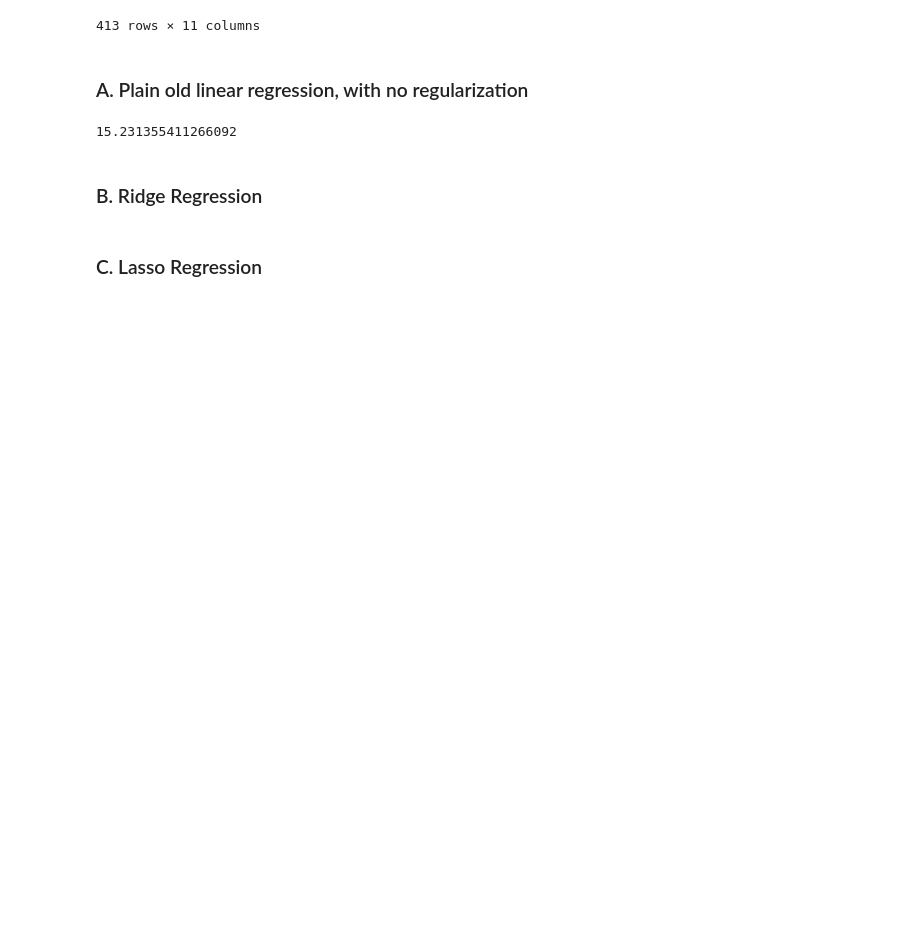
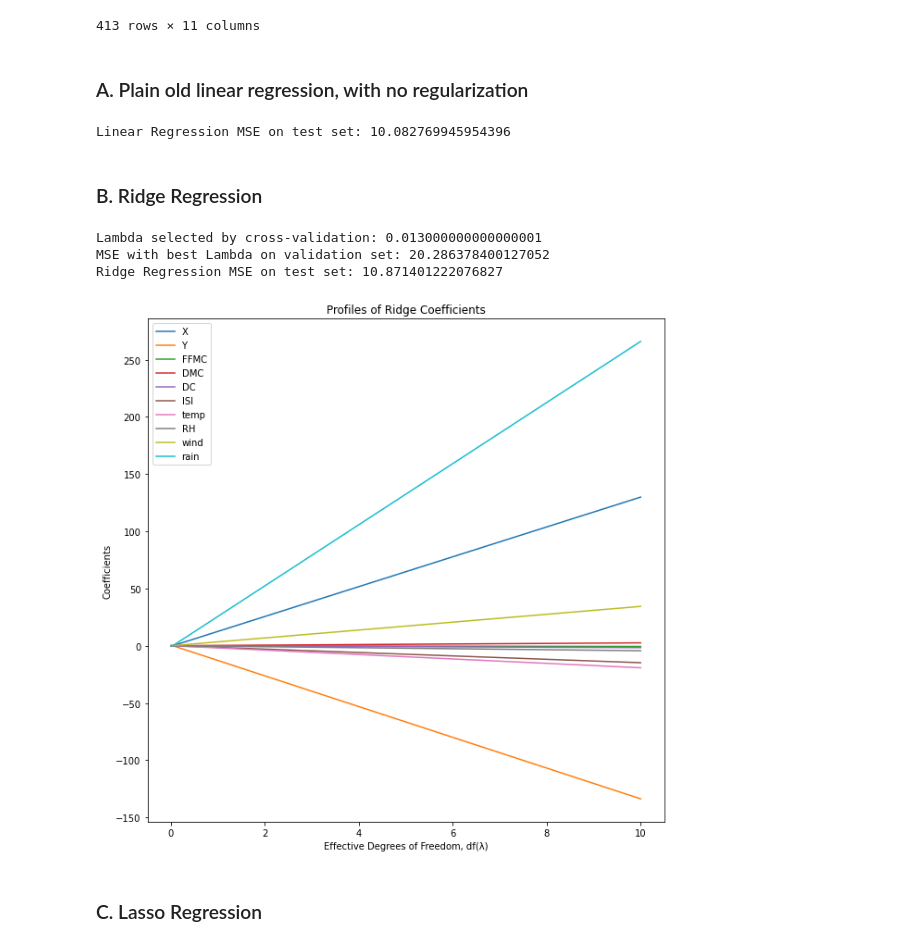
Before and after one commit to nsubbaian/FrequentistML, a Jupyter notebook: Project1/FMLAssignment_1.ipynb, the cells around one changed output. Saved outputs shown, nothing was run; the diff lists cells and outputs as text; code cells hidden in the pictures; blank space fills up the shorter version.

```diff
--- a/Project1/FMLAssignment_1.ipynb
+++ b/Project1/FMLAssignment_1.ipynb
@@ -47,7 +49,7 @@ Length of test: 52
 # %% [markdown]
 ### A. Plain old linear regression, with no regularization
 # %%
-linTrain_X, linTrain_Y = training.iloc[:, :10], np.log(training.iloc[:, 10]+.001)
+linTrain_X, linTrain_Y = training.iloc[:, :10], np.log(training.iloc[:, 10]+.01)
 linTest_X, linTest_Y = test.iloc[:, :10], np.log(test.iloc[:,10]+.01)
 
 #  Using eq 3.6 to find the betas
@@ -57,27 +59,73 @@ y_hat = linTest_X.dot(beta_hat)
 
 # mean squared error on the test dataset
 MSE = np.square(np.subtract(linTest_Y,y_hat)).mean()
-print(MSE)
-
+print("Linear Regression MSE on test set:", MSE)
 # display(pd.concat([linTest_Y, y_hat, np.subtract(linTest_Y,y_hat)], axis=1))
 # %% [output]
-15.231355411266092
+Linear Regression MSE on test set: 10.082769945954396
 # %% [markdown]
 ### B. Ridge Regression
 # %%
 RidgeTrain_X, RidgeTrain_Y = training.iloc[:, :10], np.log(training.iloc[:, 10]+.001)
 RidgeVal_X, RidgeVal_Y = validation.iloc[:, :10], np.log(validation.iloc[:, 10]+.001)
 RidgeTest_X, RidgeTest_Y = test.iloc[:, :10], np.log(test.iloc[:,10]+.01)
+identity = np.identity(RidgeTrain_X.shape[1])
+bestMSE = float('inf')
+features = list(RidgeTrain_X.columns.values)
+X = []
+Y = []
+MSE_arr = []
+bestLambda_arr = []
 
-identity =
-lam = .1
+# normalize input features, this way the penalty is equal per feature
+RidgeTrain_X = preprocessing.normalize(RidgeTrain_X)
+RidgeVal_X = preprocessing.normalize(RidgeVal_X)
+RidgeTest_X = preprocessing.normalize(RidgeTest_X)
 
-# using eq 3.44 to find the betas
-betaRidge_hat = np.linalg.inv((RidgeTrain_X.T.dot(RidgeTrain_X) + lam.dot(identity))).dot(RidgeTrain_X.T).dot(RidgeTrain_Y)
+for lam in np.arange(0.00, 1, .001):
 
-# select the optimal value of Lambda by cross-validation using the validation dataset
+  # using eq 3.44 to find the betas
+  betaRidge_hat = np.linalg.inv((RidgeTrain_X.T.dot(RidgeTrain_X) + lam*(identity))).dot(RidgeTrain_X.T).dot(RidgeTrain_Y)
+  y_hat = RidgeVal_X.dot(betaRidge_hat)
 
-# Report the mean squared error on the test dataset, using the best lambda you found on the validation set. DO NOT USE THE TEST DATASET TO CHOOSE LAMBDA.
+  # select the optimal value of Lambda by cross-validation using the validation dataset
+  ridgeMSE = np.square(np.subtract(RidgeVal_Y,y_hat)).mean()
+  MSE_arr.append(ridgeMSE)
+  bestLambda_arr.append(lam)
+  if (ridgeMSE < bestMSE):
+    bestLambda = lam
+    bestMSE = ridgeMSE
+
+print("Lambda selected by cross-validation:", bestLambda)
+print("MSE with best Lambda on validation set:", bestMSE)
+
+# Report the mean squared error on the test dataset, using the best lambda you found on the validation set.
+# DO NOT USE THE TEST DATASET TO CHOOSE LAMBDA.
+betaRidge_hat = np.linalg.inv((RidgeTrain_X.T.dot(RidgeTrain_X) + bestLambda*(identity))).dot(RidgeTrain_X.T).dot(RidgeTrain_Y)
+y_hat = RidgeTest_X.dot(betaRidge_hat)
+ridgeMSE = np.square(np.subtract(linTest_Y,y_hat)).mean()
+print("Ridge Regression MSE on test set:", ridgeMSE)
+
+# Coefficients plotted as a function of lambda instead of degrees of freedom
+for lam in np.arange(0, 10000000, 10000):
+  betaRidge_hat = np.linalg.inv((RidgeTrain_X.T.dot(RidgeTrain_X) + lam*(identity))).dot(RidgeTrain_X.T).dot(RidgeTrain_Y)
+  dofFreedom = np.matrix(RidgeTrain_X.dot(np.linalg.inv((RidgeTrain_X.T.dot(RidgeTrain_X) + lam*(identity))).dot(RidgeTrain_X.T)))
+  X.append(dofFreedom.trace()[0,0])
+  Y.append(betaRidge_hat)
+
+plt.figure(figsize=(10,10))
+for i in range(0,10):
+  plt.plot(X, list(map(list, zip(*Y)))[i], label = features[i] )
+plt.legend()
+plt.title("Profiles of Ridge Coefficients")
+plt.xlabel('Effective Degrees of Freedom, df(λ)')
+plt.ylabel('Coefficients')
+plt.show()
+# %% [output]
+Lambda selected by cross-validation: 0.013000000000000001
+MSE with best Lambda on validation set: 20.286378400127052
+Ridge Regression MSE on test set: 10.871401222076827
+[figure, added]
 # %% [markdown]
 ### C. Lasso Regression
 # %%
```
Also changed, not shown: parts of 2 cells of this notebook.
